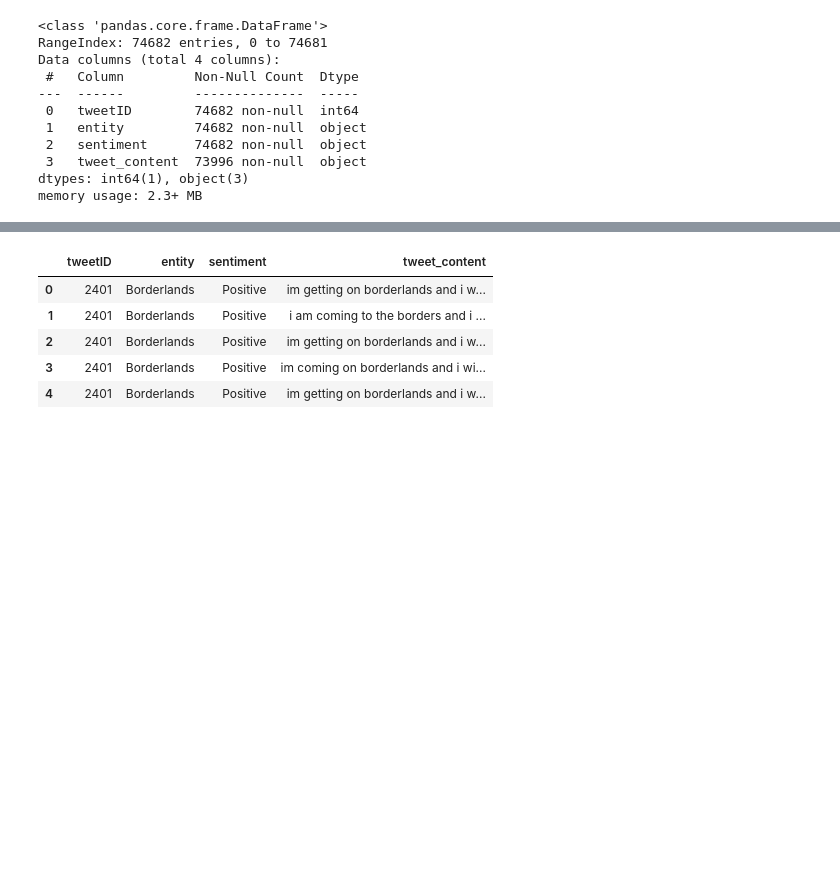
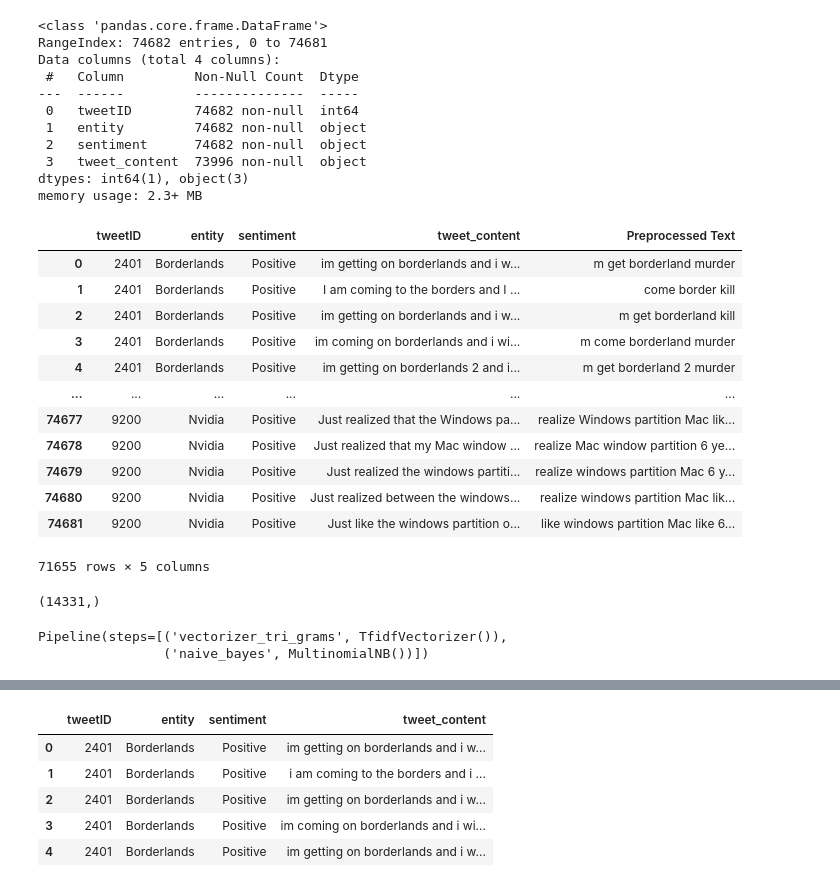
Before and after one commit to Khushboo-Mittal/DIY_TransferLearning, a Jupyter notebook: Code/PythonFile_NLP.ipynb, the cells around one changed output, grey strips where cells are left out. Saved outputs shown, nothing was run; the diff lists cells and outputs as text; code cells hidden in the pictures; blank space fills up the shorter version.

```diff
--- a/Code/PythonFile_NLP.ipynb
+++ b/Code/PythonFile_NLP.ipynb
@@ -67,0 +56,33 @@ def clean_tweet(tweet):
+# %%
+import spacy
+
+# Load spaCy model
+nlp = spacy.load("en_core_web_sm")
+
+def preprocess(text):
+    doc = nlp(text)
+    filtered_tokens = []
+    for token in doc:
+        # Skip stopwords and punctuation
+        if not token.is_stop and not token.is_punct:
+            filtered_tokens.append(token.lemma_)  # Lemmatize the token
+
+    return " ".join(filtered_tokens)
+# %%
+df_train['Preprocessed Text'] = df_train['tweet_content'].apply(preprocess)
+# %%
+df_train
+# %% [output]
+|  | tweetID | entity | sentiment | tweet_content | Preprocessed Text |
+| 0 | 2401 | Borderlands | Positive | im getting on borderlands and i w... | m get borderland murder |
+| 1 | 2401 | Borderlands | Positive | I am coming to the borders and I ... | come border kill |
+| 2 | 2401 | Borderlands | Positive | im getting on borderlands and i w... | m get borderland kill |
+| 3 | 2401 | Borderlands | Positive | im coming on borderlands and i wi... | m come borderland murder |
+| 4 | 2401 | Borderlands | Positive | im getting on borderlands 2 and i... | m get borderland 2 murder |
+| ... | ... | ... | ... | ... | ... |
+| 74677 | 9200 | Nvidia | Positive | Just realized that the Windows pa... | realize Windows partition Mac lik... |
+| 74678 | 9200 | Nvidia | Positive | Just realized that my Mac window ... | realize Mac window partition 6 ye... |
+| 74679 | 9200 | Nvidia | Positive | Just realized the windows partiti... | realize windows partition Mac 6 y... |
+| 74680 | 9200 | Nvidia | Positive | Just realized between the windows... | realize windows partition Mac lik... |
+| 74681 | 9200 | Nvidia | Positive | Just like the windows partition o... | like windows partition Mac like 6... |
+71655 rows × 5 columns
@@ -67,0 +98,4 @@ def clean_tweet(tweet):
+# %%
+x_test.shape
+# %% [output]
+(14331,)
@@ -67,0 +112,5 @@ def clean_tweet(tweet):
+# %%
+clf.fit(x_train, y_train)
+# %% [output]
+Pipeline(steps=[('vectorizer_tri_grams', TfidfVectorizer()),
+                ('naive_bayes', MultinomialNB())])
```
Also changed, not shown: parts of 43 cells of this notebook, 3 other files.
